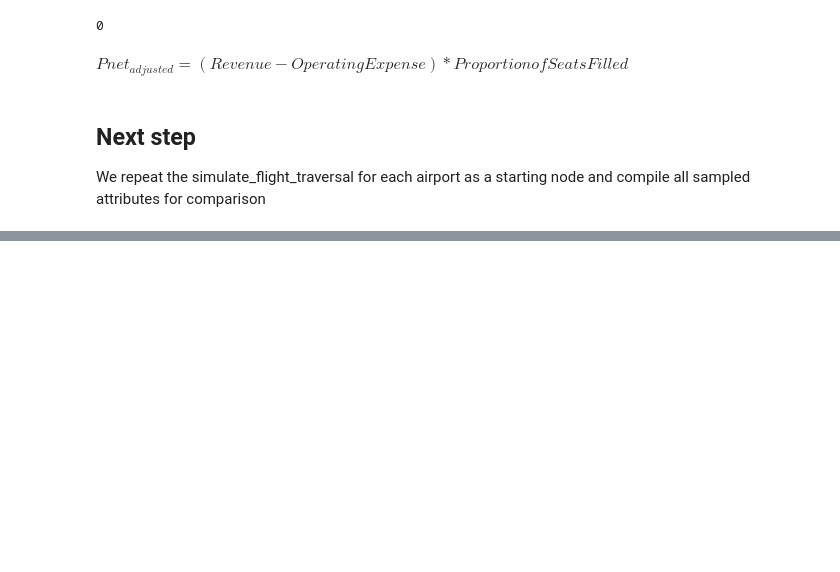
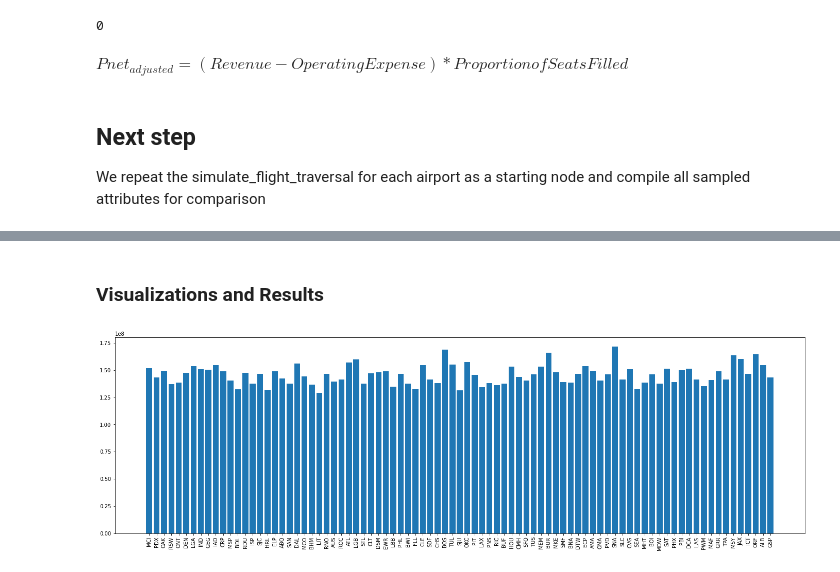
Before and after one commit to krutalp/Airline_Route_Analytics, a Jupyter notebook: Simulation.ipynb, the cells around one changed output, grey strips where cells are left out. Saved outputs shown, nothing was run; the diff lists cells and outputs as text; code cells hidden in the pictures; blank space fills up the shorter version.

Commit message:
updated simulation, added visualizations

```diff
--- a/Simulation.ipynb
+++ b/Simulation.ipynb
@@ -129,6 +124,7 @@ def simulate_flight_traversal(G, start_node, N):
     total_arrival_delays = []
     number_of_cancel = 0
 
+    number_of_legs = []
 
     for i in range(N):
         # get all adjacent nodes of the current node
@@ -146,8 +142,13 @@ def simulate_flight_traversal(G, start_node, N):
         # extract
         # randomly simulate a delay time from the distribution
         code = citypair[(current_node,next_node)]
-        dept_delay_time = random_samples(code,'DEP_DELAY_NEW')[0]
-        arr_delay_time = random_samples(code, 'ARR_DELAY_NEW')[0]
+        try:
+            dept_delay_time = random_samples(code, 'DEP_DELAY_NEW')[0]
+            arr_delay_time = random_samples(code, 'ARR_DELAY_NEW')[0]
+        except:
+            dept_delay_time = 0
+            arr_delay_time = 0
+
         total_dept_delays.append(dept_delay_time)
         total_arrival_delays.append(arr_delay_time)
 
@@ -157,10 +158,11 @@ def simulate_flight_traversal(G, start_node, N):
         number_of_cancel += r
         # move to the next node
         current_node = next_node
+        number_of_legs.append(i+1)
         # return the profit generated by the flight traversal
-    return np.sum(total_profits), np.sum(total_dept_delays), np.sum(total_arrival_delays), number_of_cancel
+    return np.sum(total_profits), np.sum(total_dept_delays), np.sum(total_arrival_delays), number_of_cancel, number_of_legs
 # %% [markdown]
 ## Next step
 We repeat the simulate_flight_traversal for each airport as a starting node and compile all sampled attributes for comparison
 # %%
-x,y,z,c = simulate_flight_traversal(G=p_2_p_Graph, start_node='EWR', N=20)
+profits,dept_delays,arrival_delays,cancellations,legs = simulate_flight_traversal(G=p_2_p_Graph, start_node='EWR', N=50)
@@ -187,0 +169,8 @@ OAK
+# %%
+def get_airports(edge_df):
+    routes = edge_dataset['citypair'].to_list()
+    routes = [i.split('-') for i in routes]
+    airports = set([j for i in routes for j in i])
+    return airports
+
+p_2_p_airports = get_airports(edge_dataset)
@@ -187,0 +195,25 @@ OAK
+# %%
+from tqdm import tqdm
+# store each of the attributes into a data vector indexed along the airports list
+profits_vec = []
+dept_delay_vec = []
+arr_delay_vec = []
+cancellations_vec = []
+p_2_p_airports = [i for i in p_2_p_airports]
+for loc in tqdm(p_2_p_airports):
+    a,b,c,d,e = simulate_flight_traversal(G=p_2_p_Graph, start_node=loc,N=100)
+    profits_vec.append(a)
+    dept_delay_vec.append(b)
+    arr_delay_vec.append(c)
+    cancellations_vec.append(d)
+# %% [markdown]
+### Visualizations and Results
+# %%
+# plot which starting airport produces the highest overall profit in the long run
+fig_1 = plt.figure(figsize = (24,7), facecolor='w',edgecolor='k')
+
+plt.bar(p_2_p_airports, profits_vec)
+plt.xticks(rotation=90)
+plt.show()
+# %% [output]
+[figure, added]
```
Also changed, not shown: parts of 14 cells of this notebook.
